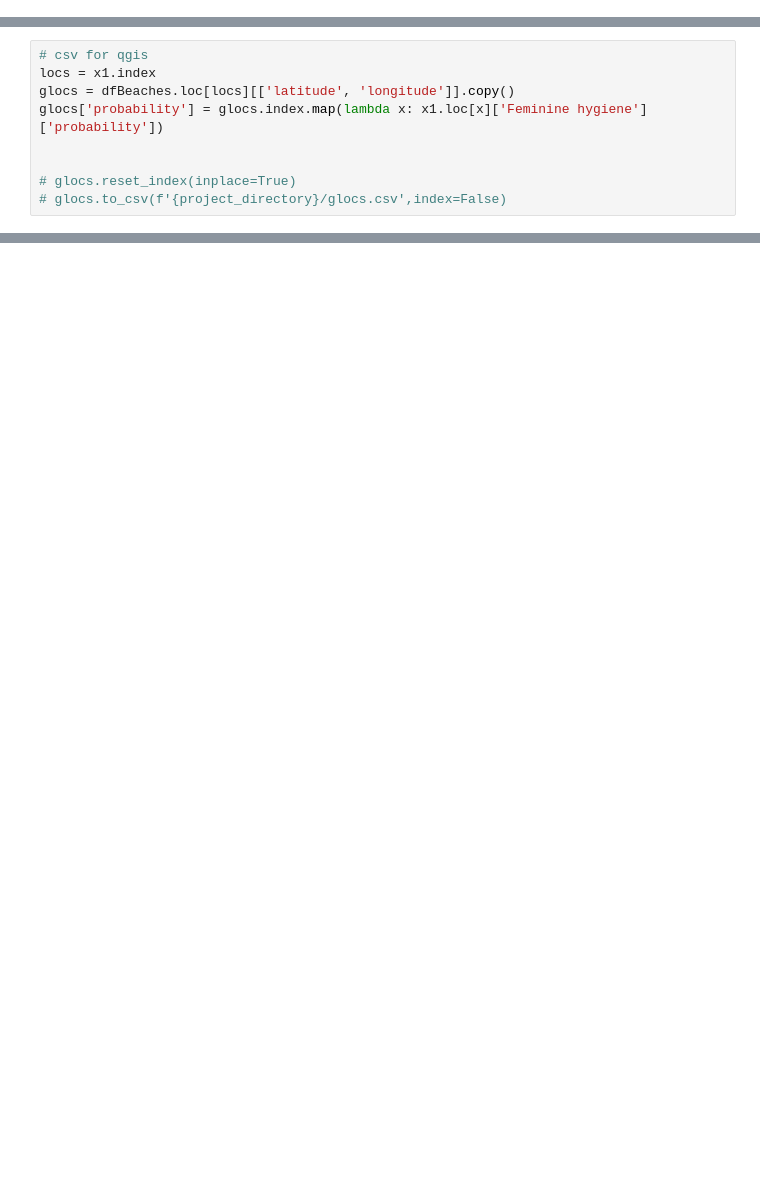
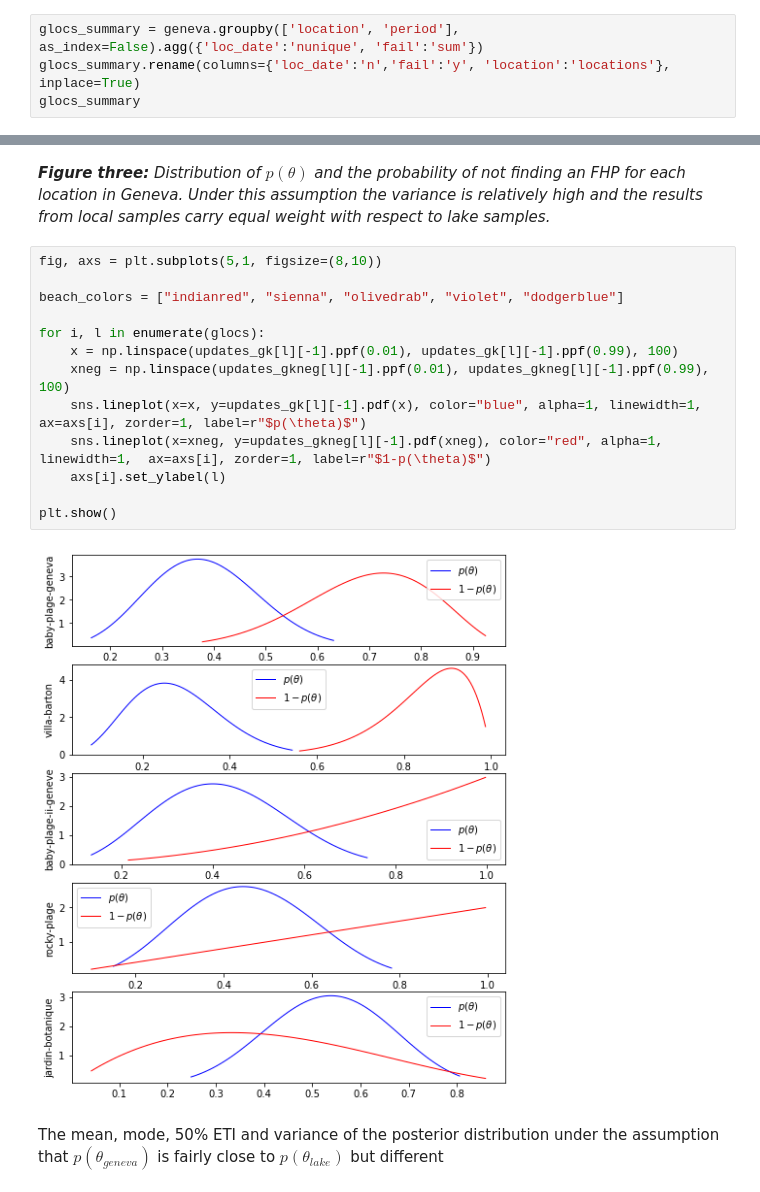
Before and after one commit to hammerdirt-analyst/fhgproducts, a Jupyter notebook: end_period_plastic.ipynb, the cells around one changed output, grey strips where cells are left out. Drawn from its saved outputs; the diff is of its cells as text; blank space fills up the shorter version.

```diff
--- a/end_period_plastic.ipynb
+++ b/end_period_plastic.ipynb
@@ -254,0 +258,4 @@ Index(['survey_key', 'date', 'length', 'area', 'mac_plast_w', 'mic_plas_w',
+# %%
+glocs_summary = geneva.groupby(['location', 'period'], as_index=False).agg({'loc_date':'nunique', 'fail':'sum'})
+glocs_summary.rename(columns={'loc_date':'n','fail':'y', 'location':'locations'}, inplace=True)
+glocs_summary
@@ -274,9 +488,0 @@ The simplest access from the train station is _villa-barton_ on the right bank.
-# %%
-# csv for qgis
-locs = x1.index
-glocs = dfBeaches.loc[locs][['latitude', 'longitude']].copy()
-glocs['probability'] = glocs.index.map(lambda x: x1.loc[x]['Feminine hygiene']['probability'])
-
-
-# glocs.reset_index(inplace=True)
-# glocs.to_csv(f'{project_directory}/glocs.csv',index=False)
@@ -282,0 +583,19 @@ glocs['probability'] = glocs.index.map(lambda x: x1.loc[x]['Feminine hygiene']['
+# %% [markdown]
+**_Figure three:_** *Distribution of $p(\theta)$ and the probability of not finding an FHP for each location in Geneva. Under this assumption the variance is relatively high and the results from local samples carry equal weight with respect to lake samples.*
+# %%
+fig, axs = plt.subplots(5,1, figsize=(8,10))
+
+beach_colors = ["indianred", "sienna", "olivedrab", "violet", "dodgerblue"]
+
+for i, l in enumerate(glocs):
+    x = np.linspace(updates_gk[l][-1].ppf(0.01), updates_gk[l][-1].ppf(0.99), 100)
+    xneg = np.linspace(updates_gkneg[l][-1].ppf(0.01), updates_gkneg[l][-1].ppf(0.99), 100)
+    sns.lineplot(x=x, y=updates_gk[l][-1].pdf(x), color="blue", alpha=1, linewidth=1,  ax=axs[i], zorder=1, label=r"$p(\theta)$")
+    sns.lineplot(x=xneg, y=updates_gkneg[l][-1].pdf(xneg), color="red", alpha=1, linewidth=1,  ax=axs[i], zorder=1, label=r"$1-p(\theta)$")
+    axs[i].set_ylabel(l)
+
+plt.show()
+# %% [output]
+[figure, added]
+# %% [markdown]
+The mean, mode, 50% ETI and variance of the posterior distribution under the assumption that $p(\theta_{geneva})$ is fairly close to  $p(\theta_{lake})$ but different
```
Also changed, not shown: parts of 49 cells of this notebook, 3 other files.
